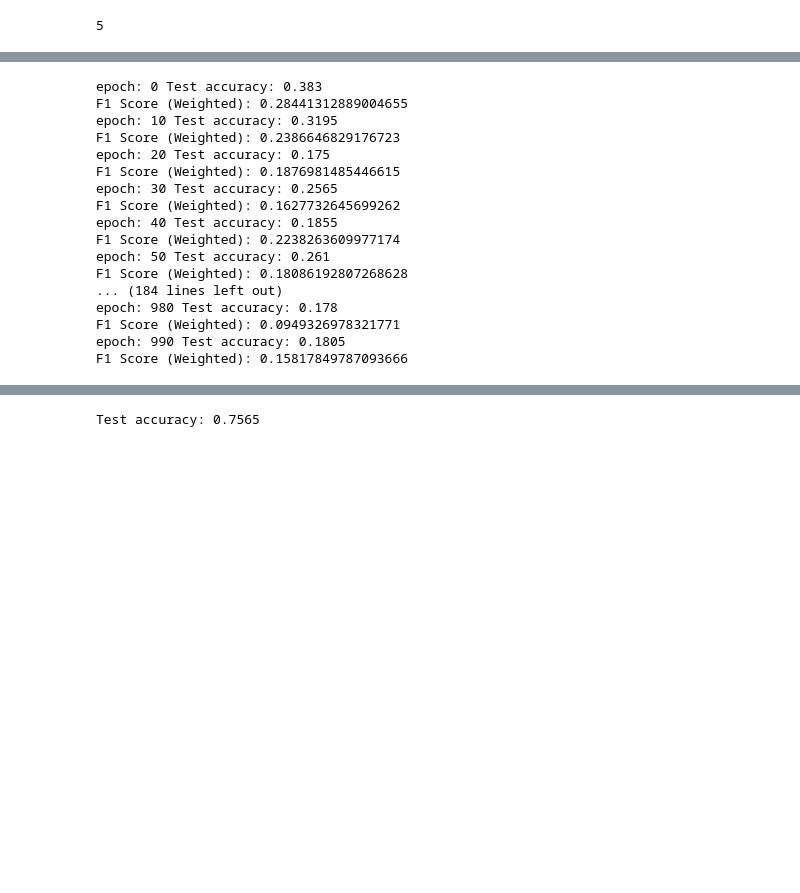
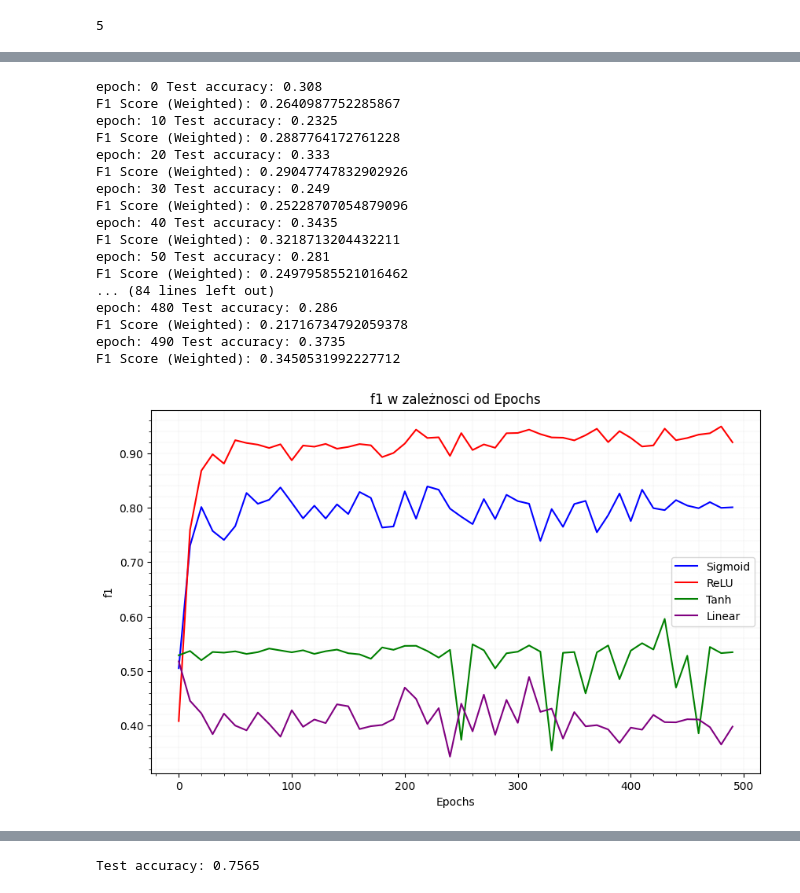
Before and after one commit to mikolaj2268/Computational_Intelligence_Methods, a Jupyter notebook: NN1/5/raport/nn1_5_classification.ipynb, the cells around one changed output, grey strips where cells are left out. Cells and saved outputs as stored; diff of their text form; code cells hidden in the pictures; blank space fills up the shorter version.

```diff
--- a/NN1/5/raport/nn1_5_classification.ipynb
+++ b/NN1/5/raport/nn1_5_classification.ipynb
@@ -582,26 +795,29 @@ F1 Score (Weighted): 0.3375399399071878
 # %%
-mlp_rings_linear_2 = MLP(sizes=[2, 10, 10, 5], activation_fn=linear,
+mlp8b = MLP(sizes=[2, 10, 10, 5], activation_fn=linear,
                 activation_fn_derivative=linear_derivative)  # Example layer setup
 
 # Train the MLP using your training data
 
-f1_linear_2 = mlp_rings_linear_2.train(training_data=training_data_rings, epochs=1000, learn_rate=0.01, batch_size=64, X_val=X_test_rings,
-                y_val=y_test_rings, visual_interval=10, target=0.75, decay_rate=0.01, adaptive_learn_rate=False)
+f1_8b = mlp8b.train(training_data=training_data_rings, epochs=500, learn_rate=0.01, batch_size=64, X_val=X_test_rings,
+                y_val=y_test_rings, visual_interval=10, target=1, decay_rate=0.01, adaptive_learn_rate=False)
 # %% [output]
-epoch: 0 Test accuracy: 0.383
-F1 Score (Weighted): 0.28441312889004655
-epoch: 10 Test accuracy: 0.3195
-F1 Score (Weighted): 0.2386646829176723
-epoch: 20 Test accuracy: 0.175
-F1 Score (Weighted): 0.1876981485446615
-epoch: 30 Test accuracy: 0.2565
-F1 Score (Weighted): 0.1627732645699262
-epoch: 40 Test accuracy: 0.1855
-F1 Score (Weighted): 0.2238263609977174
-epoch: 50 Test accuracy: 0.261
-F1 Score (Weighted): 0.18086192807268628
-... (184 lines left out)
-epoch: 980 Test accuracy: 0.178
-F1 Score (Weighted): 0.0949326978321771
-epoch: 990 Test accuracy: 0.1805
-F1 Score (Weighted): 0.15817849787093666
+epoch: 0 Test accuracy: 0.308
+F1 Score (Weighted): 0.2640987752285867
+epoch: 10 Test accuracy: 0.2325
+F1 Score (Weighted): 0.2887764172761228
+epoch: 20 Test accuracy: 0.333
+F1 Score (Weighted): 0.29047747832902926
+epoch: 30 Test accuracy: 0.249
+F1 Score (Weighted): 0.25228707054879096
+epoch: 40 Test accuracy: 0.3435
+F1 Score (Weighted): 0.3218713204432211
+epoch: 50 Test accuracy: 0.281
+F1 Score (Weighted): 0.24979585521016462
+... (84 lines left out)
+epoch: 480 Test accuracy: 0.286
+F1 Score (Weighted): 0.21716734792059378
+epoch: 490 Test accuracy: 0.3735
+F1 Score (Weighted): 0.3450531992227712
+# %%
+def list_to_dataframe(lst):
+    return pd.DataFrame(lst, columns=['Epoch', 'f1_score'])
@@ -607,0 +860,37 @@ F1 Score (Weighted): 0.15817849787093666
+# %%
+f1_1 = list_to_dataframe(f1_1)
+f1_2 = list_to_dataframe(f1_2)
+f1_3 = list_to_dataframe(f1_3)
+f1_4 = list_to_dataframe(f1_4)
+f1_5 = list_to_dataframe(f1_5)
+f1_6 = list_to_dataframe(f1_6)
+f1_7 = list_to_dataframe(f1_7)
+f1_8 = list_to_dataframe(f1_8)
+f1_1b = list_to_dataframe(f1_1b)
+f1_2b = list_to_dataframe(f1_2b)
+f1_3b = list_to_dataframe(f1_3b)
+f1_4b = list_to_dataframe(f1_4b)
+f1_5b = list_to_dataframe(f1_5b)
+f1_6b = list_to_dataframe(f1_6b)
+f1_7b = list_to_dataframe(f1_7b)
+f1_8b = list_to_dataframe(f1_8b)
+# %%
+datasets = [f1_1, f1_2, f1_3, f1_4]
+labels = ['Sigmoid', 'ReLU', 'Tanh', 'Linear']
+colors = ['blue', 'red', 'green', 'purple']
+
+plot_mse(datasets, labels, colors)
+
+'''
+mlp5 = MLP(sizes=[2, 10, 10, 3], activation_fn=sigmoid,
+                activation_fn_derivative=sigmoid_derivative)  # Example layer setup
+
+# Train the MLP using your training data
+
+f1_5 = mlp5.train(training_data=training_data_rings, epochs=500, learn_rate=0.001, batch_size=20
+
+f1 0.9490614514054228'''
+# tak jest do wszystkich bez b
+# rings3
+# %% [output]
+[figure, added]
```
Also changed, not shown: parts of 20 cells of this notebook, 3 other files.
